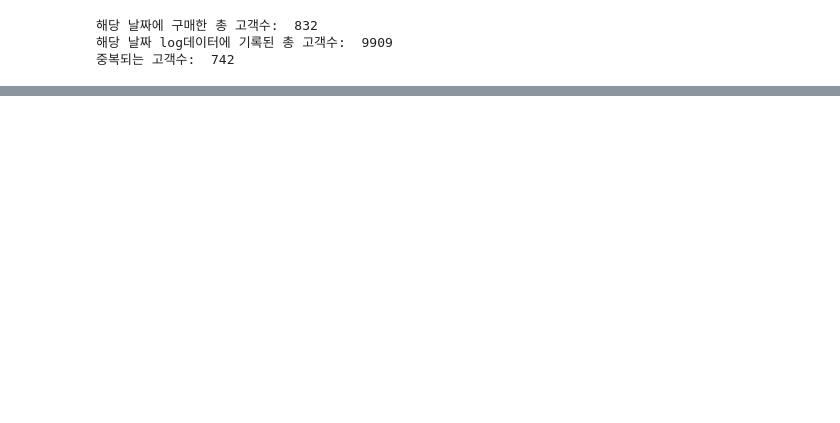
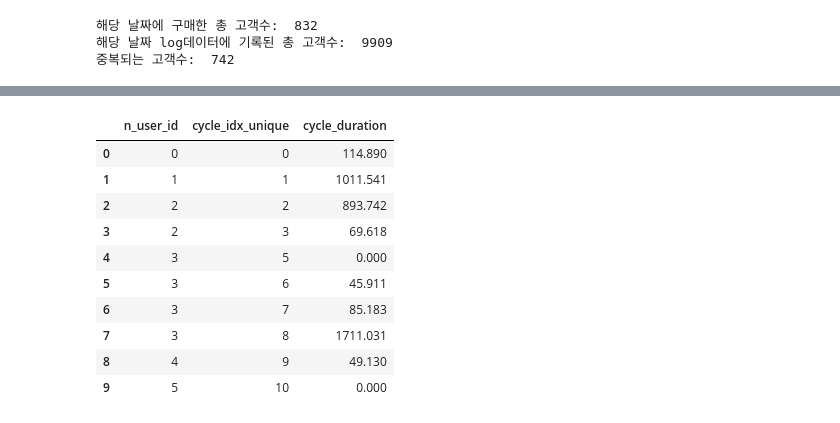
Before and after one commit to hyunjjin/proj_class, a Jupyter notebook: Level4_zigzag.ipynb, the cells around one changed output, grey strips where cells are left out. Cells and saved outputs as stored; diff of their text form; code cells hidden in the pictures; blank space fills up the shorter version.

```diff
--- a/Level4_zigzag.ipynb
+++ b/Level4_zigzag.ipynb
@@ -501,0 +634,17 @@ log_order = log_order.sort_values(['user_id','timestamp']).reset_index(drop=True
+# %%
+# 구매기록 없는 cycle의 잔존시간
+
+remaining_time_cycle_npurchase = data_npurchase.groupby(['n_user_id','cycle_idx_unique'])['log_duration'].sum().reset_index().rename(columns={'log_duration': 'cycle_duration'})
+remaining_time_cycle_npurchase.head(10)
+# %% [output]
+|  | n_user_id | cycle_idx_unique | cycle_duration |
+| 0 | 0 | 0 | 114.890 |
+| 1 | 1 | 1 | 1011.541 |
+| 2 | 2 | 2 | 893.742 |
+| 3 | 2 | 3 | 69.618 |
+| 4 | 3 | 5 | 0.000 |
+| 5 | 3 | 6 | 45.911 |
+| 6 | 3 | 7 | 85.183 |
+| 7 | 3 | 8 | 1711.031 |
+| 8 | 4 | 9 | 49.130 |
+| 9 | 5 | 10 | 0.000 |
```
Also changed, not shown: parts of 27 cells of this notebook, 1 other file.
